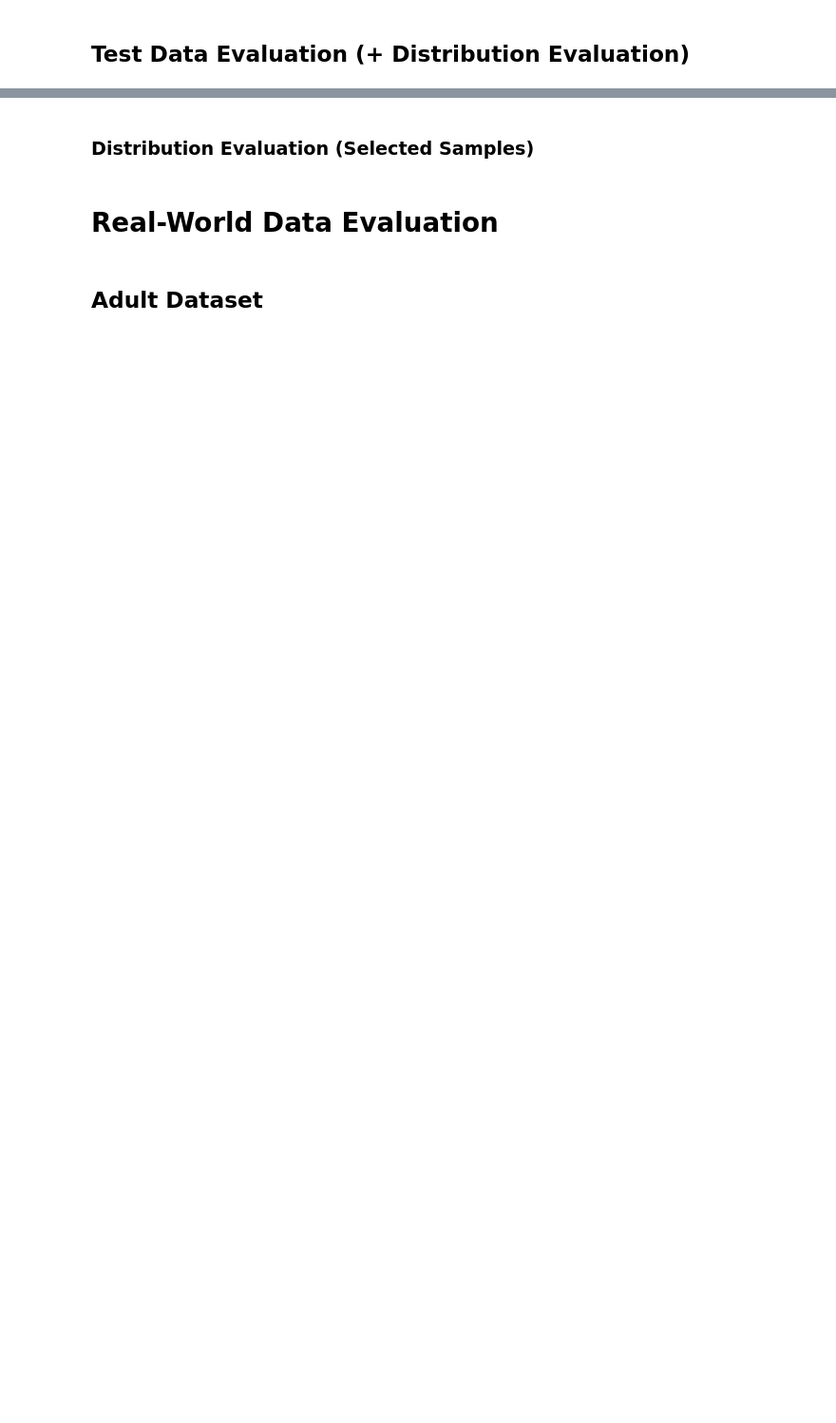
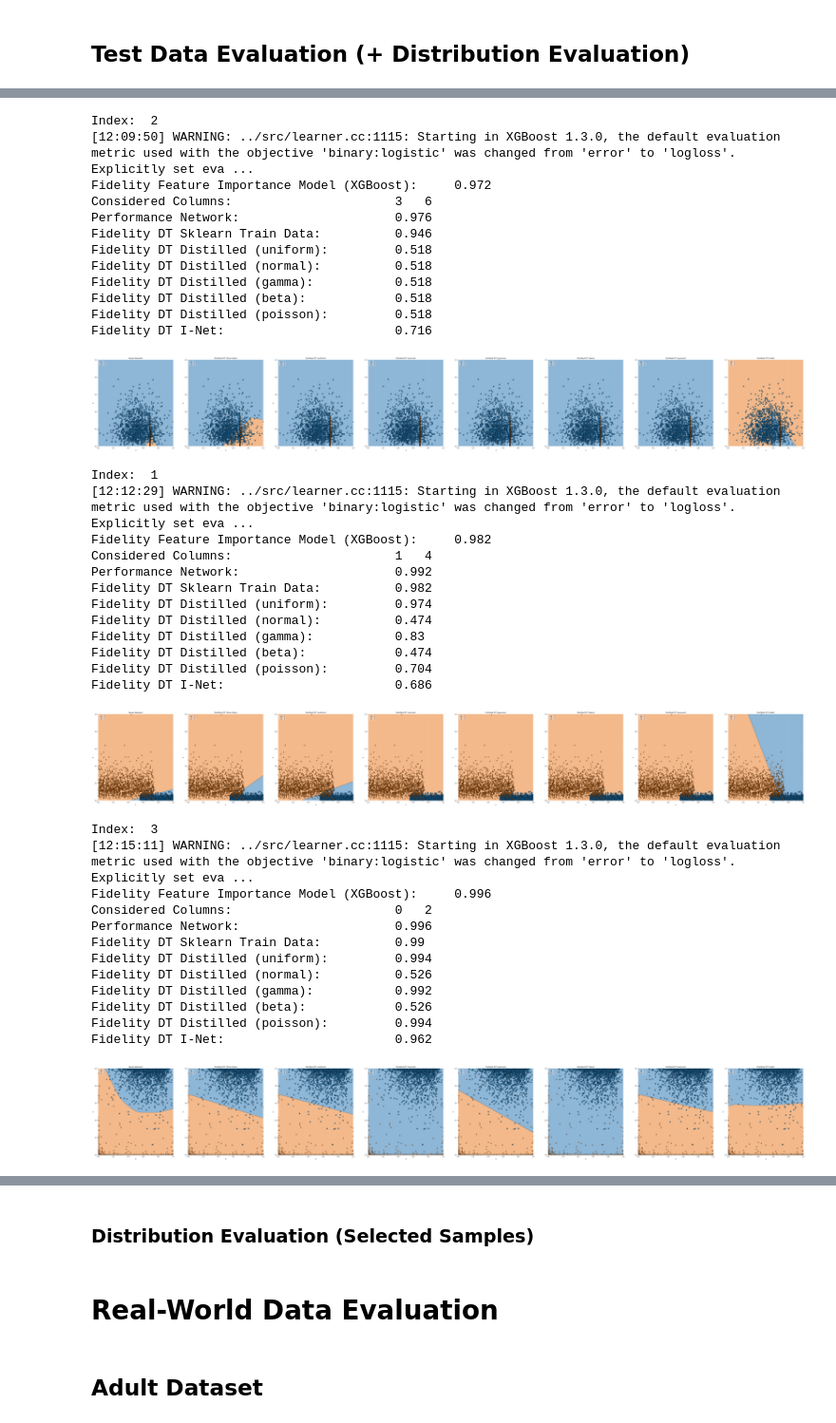
Before and after one commit to p-koenig/I-Nets-For-Logistic-Regression, a Jupyter notebook: 03_decision_trees/03_interpretation_net-n09-SDT-1.ipynb, the cells around one changed output, grey strips where cells are left out. Shown at 95% size. Drawn from its saved outputs; the diff is of its cells as text; code cells hidden in the pictures; blank space fills up the shorter version.

```diff
--- a/03_decision_trees/03_interpretation_net-n09-SDT-1.ipynb
+++ b/03_decision_trees/03_interpretation_net-n09-SDT-1.ipynb
@@ -75,19 +75,29 @@ config = {
 
     'i_net': {
         #'dense_layers': [1024, 1024, 256, 2048, 2048],
-        'dense_layers': [1792, 512, 512],
+        #'dense_layers': [1792, 512, 512],
+        'dense_layers': [512, 512, 512], #SDT-1 n=32
+        #'dense_layers': [512, 512, 512], #vanilla n=32
 
         #'dropout': [0, 0, 0, 0, 0.3],#[0.3, 0.3, 0.3, 0.3, 0.3],
-        'dropout': [0, 0, 0.5],
+        #'dropout': [0, 0, 0.5],
+        'dropout': [0, 0, 0], #SDT-1 n=32
+        #'dropout': [0.5, 0, 0], #vanilla n=32
 
         #'hidden_activation': 'relu',
-        'hidden_activation': 'sigmoid',
+        #'hidden_activation': 'sigmoid',
+        'hidden_activation': ['sigmoid', 'tanh', 'tanh'], #SDT-1 n=32
+        #'hidden_activation': ['sigmoid', 'tanh', 'sigmoid'], #vanilla n=32
 
         #'optimizer': 'rmsprop',
-        'optimizer': 'adam',
+        #'optimizer': 'adam',
+        'optimizer': 'adam', #SDT-1 n=32
+        #'optimizer': 'adam', #vanilla n=32
 
         #'learning_rate': 0.001,
-        'learning_rate': 0.001,
+        #'learning_rate': 0.001,
+        'learning_rate': 0.001, #SDT-1 n=32
+        #'learning_rate': 0.001, #vanilla n=32
 
         'separate_weight_bias': False,
 
@@ -833,40 +910,80 @@ if evaluate_distribution:
                                                 data_dict_list_test[index]['y_train'],
                                                 data_dict_list_test[index]['X_test'],
                                                 data_dict_list_test[index]['y_test'],
-                                                network_parameters_to_network(shaped_network_parameters_to_array(test_network_list[index], config), config),
+                                                network_parameters_to_network(shaped_network_parameters_to_array(test_network_list_distrib[index], config), config),
                                                 dt_distilled_list_test[0][index][1],
                                                 [dt_distilled_list_test[i][index][0] for i in range(len(config['data']['distribution_list_eval']))],
                                                 dt_inet_list_test[0][index],
                                                 np.array([str(i) for i in range(data_dict_list_test[index]['X_train'].shape[1])]),
                                                 config['data']['distribution_list_eval'],
                                                 config
                                                )
 
 
     else:
         #index = np.argmax(np.array(inet_evaluation_result_dict_complete_by_distribution_test['uniform']['inet_scores']['accuracy']) - np.array(inet_evaluation_result_dict_complete_by_distribution_test['uniform']['dt_scores']['accuracy']))
         top_number = 0
         #index = np.argsort(np.array(inet_evaluation_result_dict_complete_by_distribution_test['uniform']['inet_scores']['accuracy']) - np.array(inet_evaluation_result_dict_complete_by_distribution_test['uniform']['dt_scores']['accuracy']))[::-1][top_number]
         index = np.argsort(np.array(inet_evaluation_result_dict_complete_by_distribution_test['uniform']['inet_scores']['accuracy']) - np.median(np.array([inet_evaluation_result_dict_complete_by_distribution_test[distrib]['dt_scores']['accuracy'] for distrib in config['data']['distribution_list_eval']]), axis=0))[::-1][top_number]
         #index = np.argsort(np.array(inet_evaluation_result_dict_complete_by_distribution_test['uniform']['inet_scores']['accuracy']) - np.max(np.array([inet_evaluation_result_dict_complete_by_distribution_test[distrib]['dt_scores']['accuracy'] for distrib in config['data']['distribution_list_eval']]), axis=0))[::-1][top_number]
         #index = np.argsort(np.array(inet_evaluation_result_dict_complete_by_distribution_test['uniform']['inet_scores']['accuracy']) - np.mean(np.array([inet_evaluation_result_dict_complete_by_distribution_test[distrib]['dt_scores']['accuracy'] for distrib in config['data']['distribution_list_eval']]), axis=0))[::-1][top_number]
 
         distrib_for_index = np.argmax(np.array([inet_evaluation_result_dict_complete_by_distribution_test[distrib]['dt_scores']['accuracy'] for distrib in ['uniform', 'gamma', 'beta', 'poisson', 'normal']])[:,index])
 
         print('Index: ', index)
         #print(distribution_parameter_list_list[index])
 
         plot_decision_area_evaluation(data_dict_list_test[index]['X_train'],
                                     data_dict_list_test[index]['y_train'],
                                     data_dict_list_test[index]['X_test'],
                                     data_dict_list_test[index]['y_test'],
-                                    network_parameters_to_network(shaped_network_parameters_to_array(test_network_list[index], config), config),
+                                    network_parameters_to_network(shaped_network_parameters_to_array(test_network_list_distrib[index], config), config),
                                     dt_distilled_list_test[distrib_for_index][index][1],
                                     dt_distilled_list_test[distrib_for_index][index][0],
                                     dt_inet_list_test[distrib_for_index][index],
                                     np.array([str(i) for i in range(data_dict_list_test[index]['X_train'].shape[1])]),
                                     config
                                    )
+# %% [output]
+Index:  2
+[12:09:50] WARNING: ../src/learner.cc:1115: Starting in XGBoost 1.3.0, the default evaluation metric used with the objective 'binary:logistic' was changed from 'error' to 'logloss'. Explicitly set eva ...
+Fidelity Feature Importance Model (XGBoost):     0.972
+Considered Columns:                      3   6
+Performance Network:                     0.976
+Fidelity DT Sklearn Train Data:          0.946
+Fidelity DT Distilled (uniform):         0.518
+Fidelity DT Distilled (normal):          0.518
+Fidelity DT Distilled (gamma):           0.518
+Fidelity DT Distilled (beta):            0.518
+Fidelity DT Distilled (poisson):         0.518
+Fidelity DT I-Net:                       0.716
+[figure, added]
+Index:  1
+[12:12:29] WARNING: ../src/learner.cc:1115: Starting in XGBoost 1.3.0, the default evaluation metric used with the objective 'binary:logistic' was changed from 'error' to 'logloss'. Explicitly set eva ...
+Fidelity Feature Importance Model (XGBoost):     0.982
+Considered Columns:                      1   4
+Performance Network:                     0.992
+Fidelity DT Sklearn Train Data:          0.982
+Fidelity DT Distilled (uniform):         0.974
+Fidelity DT Distilled (normal):          0.474
+Fidelity DT Distilled (gamma):           0.83
+Fidelity DT Distilled (beta):            0.474
+Fidelity DT Distilled (poisson):         0.704
+Fidelity DT I-Net:                       0.686
+[figure, added]
+Index:  3
+[12:15:11] WARNING: ../src/learner.cc:1115: Starting in XGBoost 1.3.0, the default evaluation metric used with the objective 'binary:logistic' was changed from 'error' to 'logloss'. Explicitly set eva ...
+Fidelity Feature Importance Model (XGBoost):     0.996
+Considered Columns:                      0   2
+Performance Network:                     0.996
+Fidelity DT Sklearn Train Data:          0.99
+Fidelity DT Distilled (uniform):         0.994
+Fidelity DT Distilled (normal):          0.526
+Fidelity DT Distilled (gamma):           0.992
+Fidelity DT Distilled (beta):            0.526
+Fidelity DT Distilled (poisson):         0.994
+Fidelity DT I-Net:                       0.962
+[figure, added]
 # %%
 if config['function_family']['dt_type'] == 'vanilla':
     plt.figure(figsize=(15,8))
```
Also changed, not shown: parts of 29 cells of this notebook, 28 other files.
